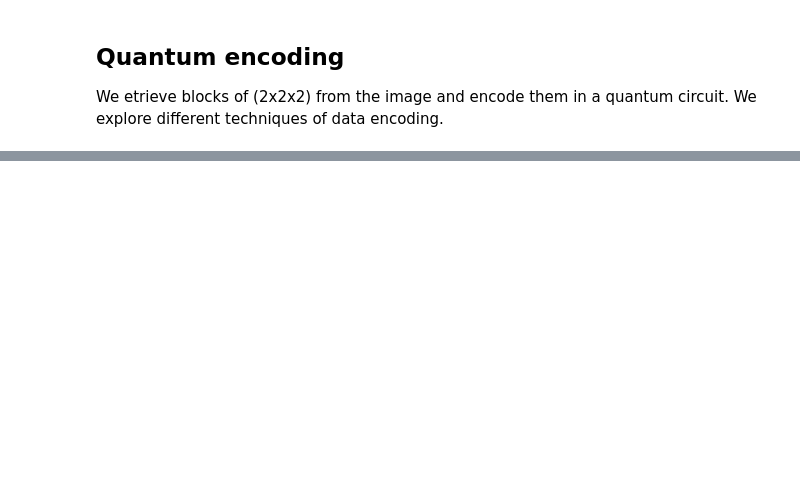
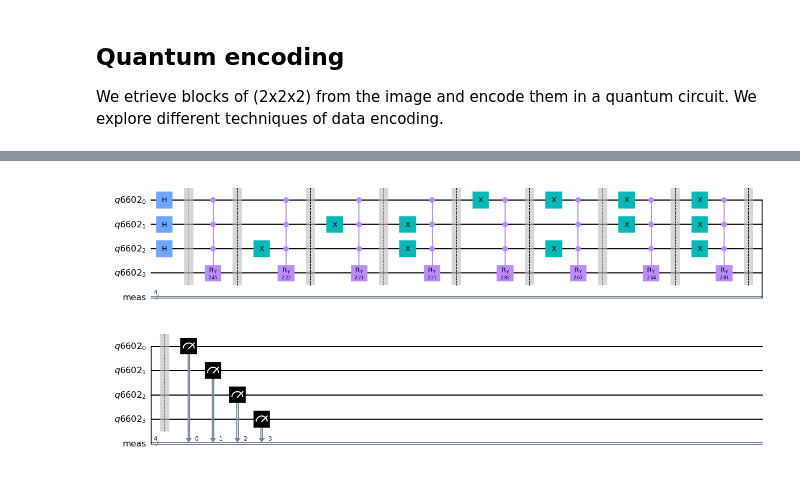
Before and after one commit to ingenii-dev/FAST-QML, a Jupyter notebook: model/3dcnn/Quantum_encoding.ipynb, the cells around one changed output, grey strips where cells are left out. Saved outputs shown, nothing was run; the diff lists cells and outputs as text; code cells hidden in the pictures; blank space fills up the shorter version.

```diff
--- a/model/3dcnn/Quantum_encoding.ipynb
+++ b/model/3dcnn/Quantum_encoding.ipynb
@@ -89,0 +231,7 @@ windows.shape
+# %%
+# Measure all qubits
+qc.measure_all()
+# Draw circuit
+qc.draw('mpl')
+# %% [output]
+[figure, added]
```
Also changed, not shown: parts of 17 cells of this notebook, 1 other file.
